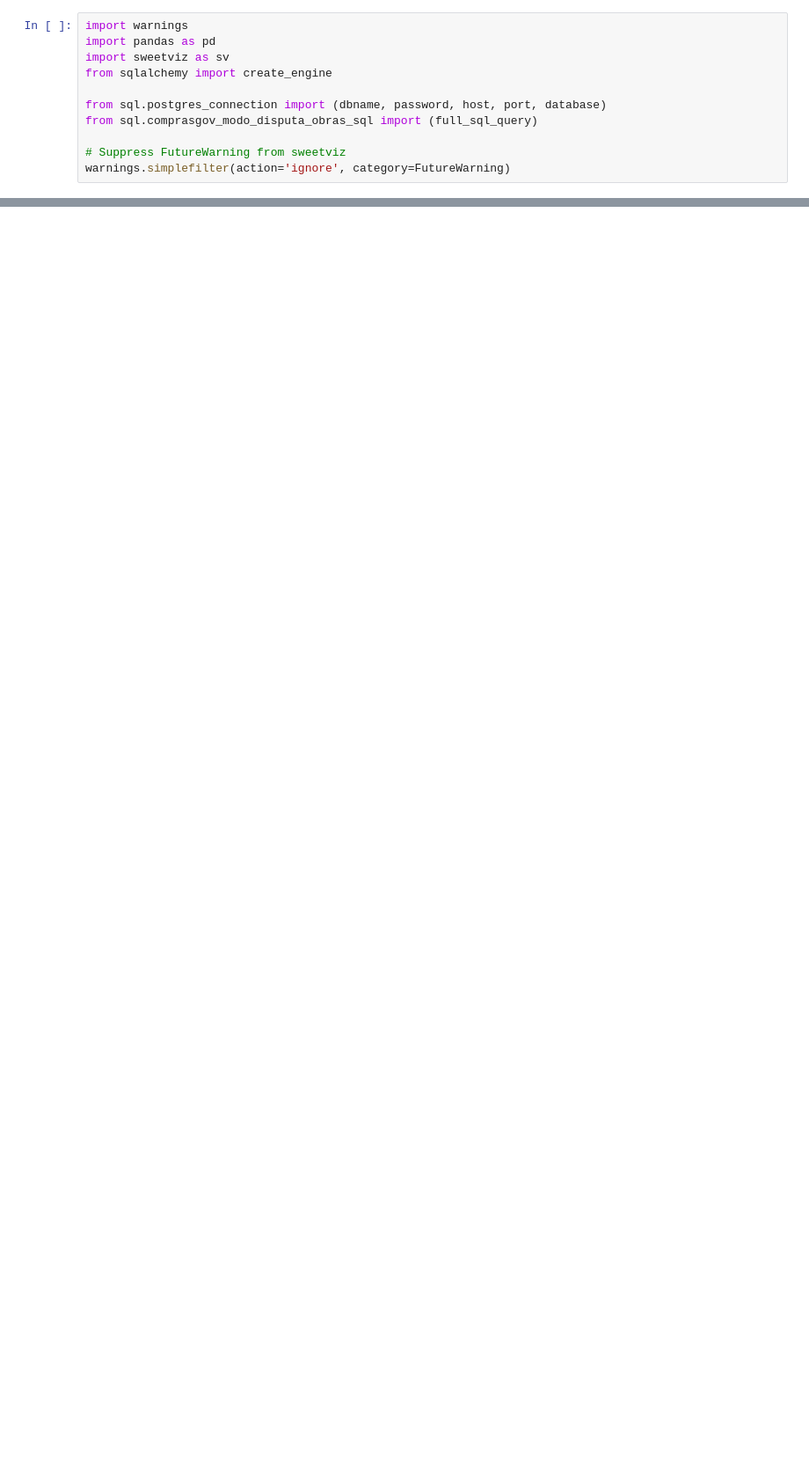
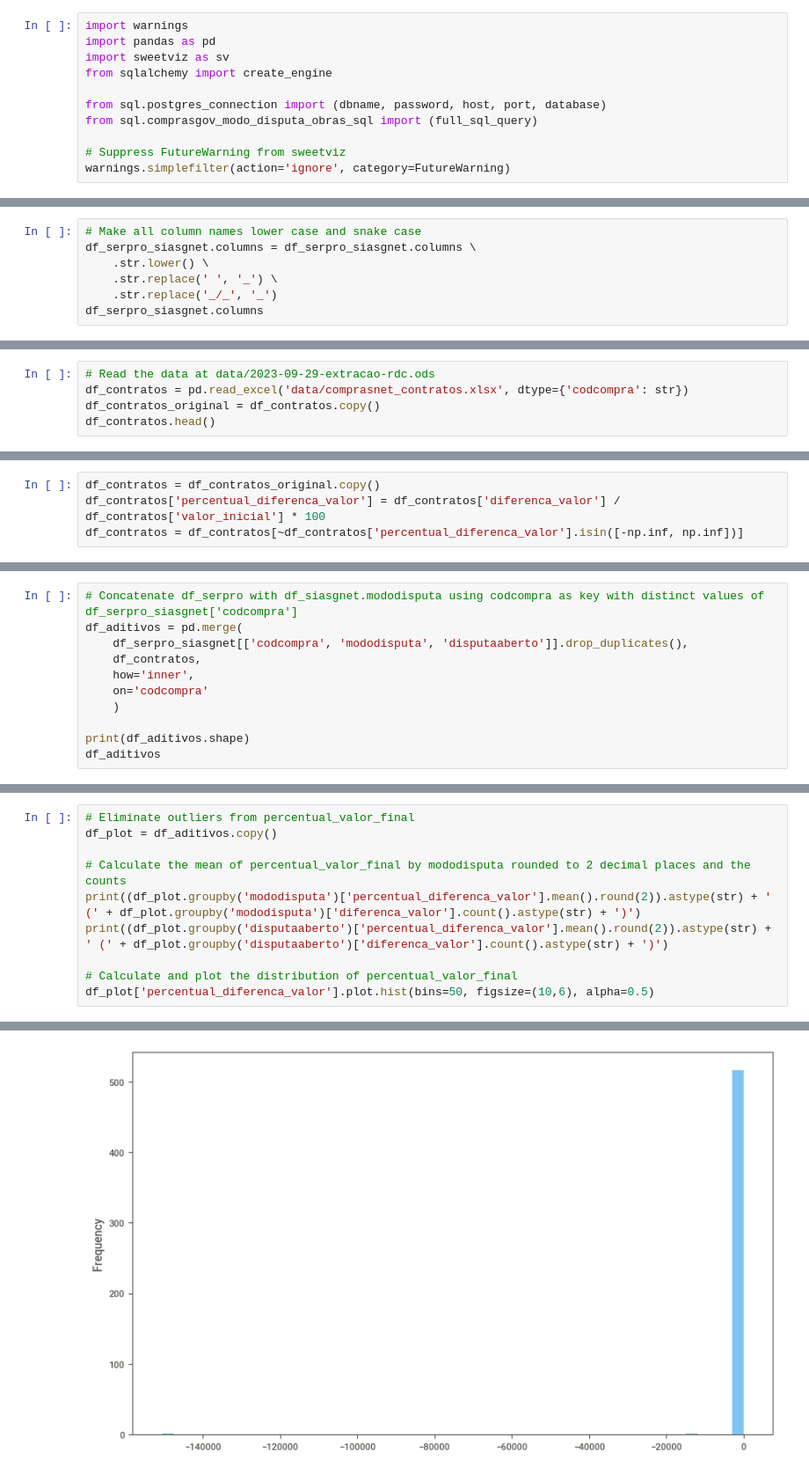
Before and after one commit to hugosouto/comprasgov-modo-disputa-obras, a Jupyter notebook: comprasgov_modo_disputa_obras.ipynb, the cells around one changed output, grey strips where cells are left out. Shown at 88% size. Cells and saved outputs as stored; diff of their text form; blank space fills up the shorter version.

```diff
--- a/comprasgov_modo_disputa_obras.ipynb
+++ b/comprasgov_modo_disputa_obras.ipynb
@@ -62,0 +197,7 @@ dtype: object
+# %%
+# Make all column names lower case and snake case
+df_serpro_siasgnet.columns = df_serpro_siasgnet.columns \
+    .str.lower() \
+    .str.replace(' ', '_') \
+    .str.replace('_/_', '_')
+df_serpro_siasgnet.columns
@@ -82,0 +293,5 @@ my_report.show_notebook(w="100%",
+# %%
+# Read the data at data/2023-09-29-extracao-rdc.ods
+df_contratos = pd.read_excel('data/comprasnet_contratos.xlsx', dtype={'codcompra': str})
+df_contratos_original = df_contratos.copy()
+df_contratos.head()
@@ -82,0 +305,4 @@ my_report.show_notebook(w="100%",
+# %%
+df_contratos = df_contratos_original.copy()
+df_contratos['percentual_diferenca_valor'] = df_contratos['diferenca_valor'] / df_contratos['valor_inicial'] * 100
+df_contratos = df_contratos[~df_contratos['percentual_diferenca_valor'].isin([-np.inf, np.inf])]
@@ -82,0 +379,11 @@ my_report.show_notebook(w="100%",
+# %%
+# Concatenate df_serpro with df_siasgnet.mododisputa using codcompra as key with distinct values of df_serpro_siasgnet['codcompra']
+df_aditivos = pd.merge(
+    df_serpro_siasgnet[['codcompra', 'mododisputa', 'disputaaberto']].drop_duplicates(),
+    df_contratos,
+    how='inner',
+    on='codcompra'
+    )
+
+print(df_aditivos.shape)
+df_aditivos
@@ -82,0 +405,11 @@ my_report.show_notebook(w="100%",
+# %%
+# Eliminate outliers from percentual_valor_final
+df_plot = df_aditivos.copy()
+
+# Calculate the mean of percentual_valor_final by mododisputa rounded to 2 decimal places and the counts
+print((df_plot.groupby('mododisputa')['percentual_diferenca_valor'].mean().round(2)).astype(str) + ' (' + df_plot.groupby('mododisputa')['diferenca_valor'].count().astype(str) + ')')
+print((df_plot.groupby('disputaaberto')['percentual_diferenca_valor'].mean().round(2)).astype(str) + ' (' + df_plot.groupby('disputaaberto')['diferenca_valor'].count().astype(str) + ')')
+
+# Calculate and plot the distribution of percentual_valor_final
+df_plot['percentual_diferenca_valor'].plot.hist(bins=50, figsize=(10,6), alpha=0.5)
+# %% [output]
@@ -82,0 +427 @@ my_report.show_notebook(w="100%",
+[figure, added]
```
Also changed, not shown: parts of 21 cells of this notebook.
